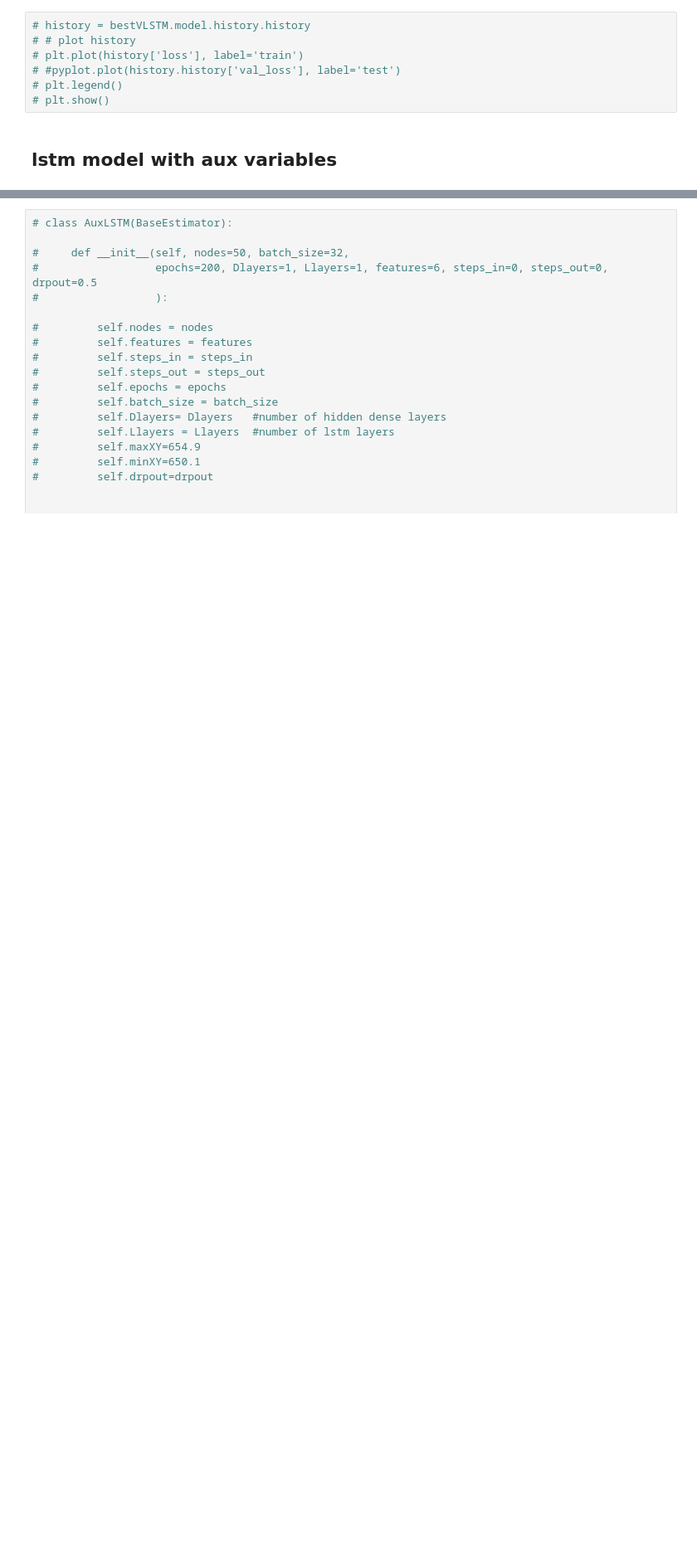
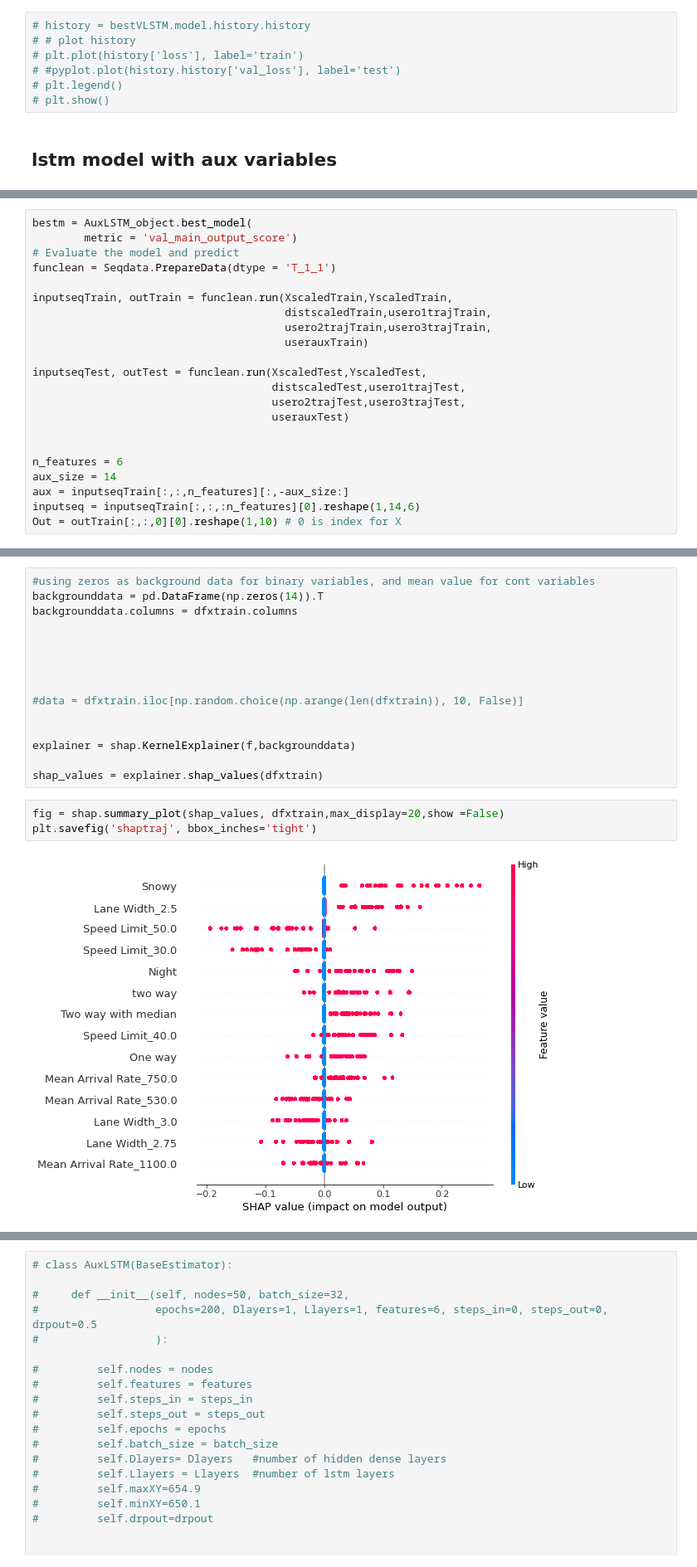
Before and after one commit to arashk1990/ProjectVR, a Jupyter notebook: models/Trajectory/LSTMnetwork.ipynb, the cells around one changed output, grey strips where cells are left out. Shown at 83% size. Drawn from its saved outputs; the diff is of its cells as text; blank space fills up the shorter version.

Commit message:
update in models

```diff
--- a/models/Trajectory/LSTMnetwork.ipynb
+++ b/models/Trajectory/LSTMnetwork.ipynb
@@ -583,0 +500,22 @@ scan_object.data.head()
+# %%
+bestm = AuxLSTM_object.best_model(
+        metric = 'val_main_output_score')
+# Evaluate the model and predict
+funclean = Seqdata.PrepareData(dtype = 'T_1_1')
+
+inputseqTrain, outTrain = funclean.run(XscaledTrain,YscaledTrain,
+                                       distscaledTrain,usero1trajTrain,
+                                       usero2trajTrain,usero3trajTrain,
+                                       userauxTrain)
+
+inputseqTest, outTest = funclean.run(XscaledTest,YscaledTest,
+                                     distscaledTest,usero1trajTest,
+                                     usero2trajTest,usero3trajTest,
+                                     userauxTest)
+
+
+n_features = 6
+aux_size = 14
+aux = inputseqTrain[:,:,n_features][:,-aux_size:]
+inputseq = inputseqTrain[:,:,:n_features][0].reshape(1,14,6)
+Out = outTrain[:,:,0][0].reshape(1,10) # 0 is index for X
@@ -583,0 +561,20 @@ scan_object.data.head()
+# %%
+#using zeros as background data for binary variables, and mean value for cont variables
+backgrounddata = pd.DataFrame(np.zeros(14)).T
+backgrounddata.columns = dfxtrain.columns
+
+
+
+
+
+#data = dfxtrain.iloc[np.random.choice(np.arange(len(dfxtrain)), 10, False)]
+
+
+explainer = shap.KernelExplainer(f,backgrounddata)
+
+shap_values = explainer.shap_values(dfxtrain)
+# %%
+fig = shap.summary_plot(shap_values, dfxtrain,max_display=20,show =False)
+plt.savefig('shaptraj', bbox_inches='tight')
+# %% [output]
+[figure, added]
```
Also changed, not shown: parts of 43 cells of this notebook, 47 other files.
